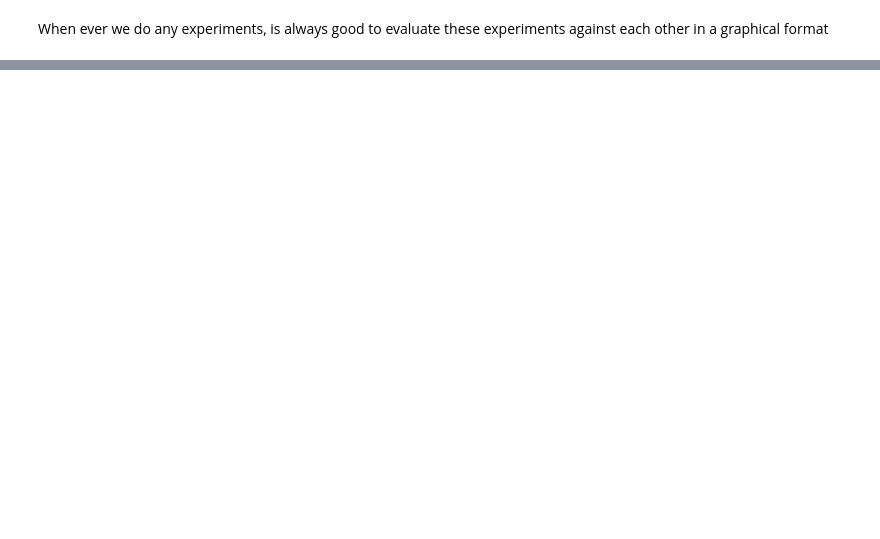
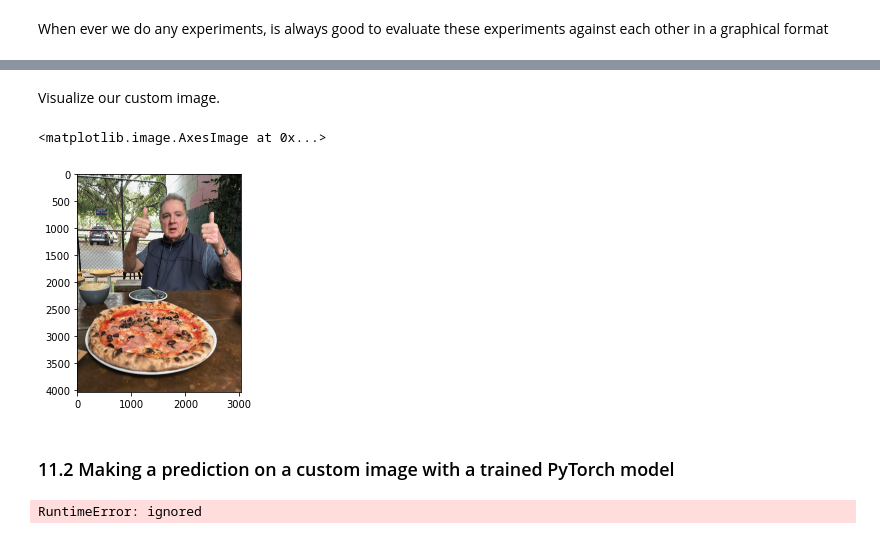
Before and after one commit to tincorpai/Deep_Learning_Pytorch, a Jupyter notebook: PyTorch_Custom_Datasets.ipynb, the cells around one changed output, grey strips where cells are left out. Drawn from its saved outputs; the diff is of its cells as text; code cells hidden in the pictures; blank space fills up the shorter version.

```diff
--- a/PyTorch_Custom_Datasets.ipynb
+++ b/PyTorch_Custom_Datasets.ipynb
@@ -1473,0 +1483,16 @@ When ever we do any experiments, is always good to evaluate these experiments ag
+# %%
+# Download custom image
+import requests
+
+#Setup image path
+custom_image_path = data_path / "04-pizza-dad.jpeg"
+
+#Download the image if it doesn't already exist
+if not custom_image_path.is_file():
+  with open(custom_image_path, "wb") as f:
+    # When downloading from GitHub, need to use the raw file link
+    request = requests.get("https://raw.githubusercontent.com/mrdbourke/pytorch-deep-learning/main/images/04-pizza-dad.jpeg")
+    print(f"Downloaing {custom_image_path}...")
+    f.write(request.content)
+else:
+  print(f"{custom_image_path} already exists, skipping downoload...")
@@ -1473,0 +1515,10 @@ When ever we do any experiments, is always good to evaluate these experiments ag
+# %%
+import torchvision
+
+#Read in custom image
+custom_image_unint8 = torchvision.io.read_image(str(custom_image_path))
+
+#Print some info of custom image
+print(f"Custom image tensor: \n {custom_image_unint8}")
+print(f"Custom image shape:  {custom_image_unint8.shape}")
+print(f"Custom image datatype: {custom_image_unint8.dtype}")
@@ -1473,0 +1543,16 @@ When ever we do any experiments, is always good to evaluate these experiments ag
+# %% [markdown]
+Visualize our custom image.
+# %%
+plt.imshow(custom_image_unint8.permute(1, 2, 0))
+# %% [output]
+<matplotlib.image.AxesImage at 0x...>
+[figure, added]
+# %% [markdown]
+### 11.2 Making a prediction on a custom image with a trained PyTorch model
+# %%
+# Try to make a prediction on an image in uint8 format
+model_1.eval()
+with torch.inference_mode():
+  model_1(custom_image_unint8.to(device))
+# %% [output]
+RuntimeError: ignored
```
Also changed, not shown: parts of 42 cells of this notebook.
